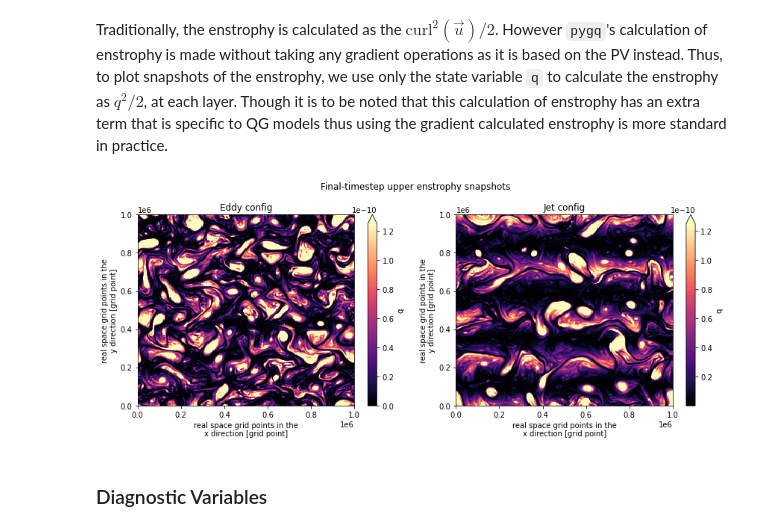
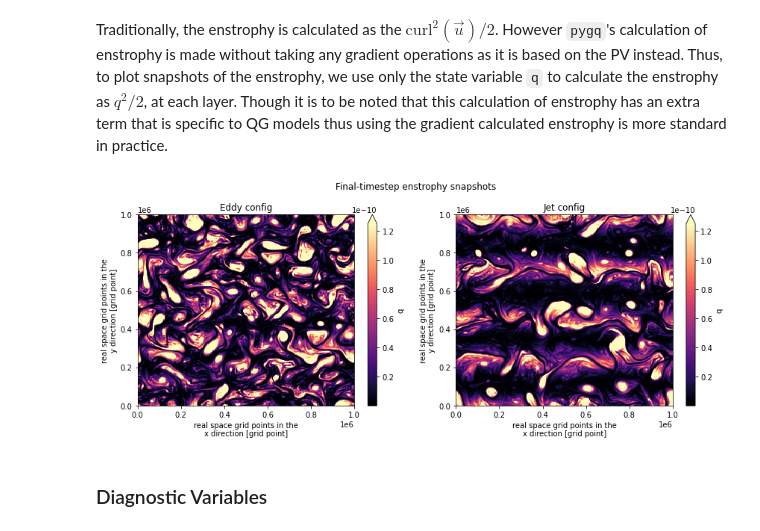
Before and after one commit to m2lines/MLwithQG, a Jupyter notebook: notebooks/Running High Resolution Simulations With pyqg.ipynb, the cells around one changed output. Cells and saved outputs as stored; diff of their text form; code cells hidden in the pictures.

```diff
--- a/notebooks/Running High Resolution Simulations With pyqg.ipynb
+++ b/notebooks/Running High Resolution Simulations With pyqg.ipynb
@@ -166,13 +167,13 @@ Traditionally, the enstrophy is calculated as the $\text{curl}^{2}(\vec{u})/2$.
 # %%
 eddy_enstrophy = (eddy_high_res.q * eddy_high_res.q) / 2
 jet_enstrophy = (jet_high_res.q * jet_high_res.q) / 2
 
-plt.figure(figsize=(12,5)).suptitle("Final-timestep upper enstrophy snapshots")
-plt.subplot(121); eddy_enstrophy.isel(lev=0, time=-1).plot(vmax=1.25e-10, cmap='magma'); plt.title("Eddy config")
-plt.subplot(122);  jet_enstrophy.isel(lev=0, time=-1).plot(vmax=1.25e-10, cmap='magma'); plt.title( "Jet config")
+plt.figure(figsize=(12,5)).suptitle("Final-timestep enstrophy snapshots")
+plt.subplot(121); eddy_enstrophy.sum(dim=['lev']).isel(time=-1).plot(vmax=1.25e-10, cmap='magma'); plt.title("Eddy config")
+plt.subplot(122);  jet_enstrophy.sum(dim=['lev']).isel(time=-1).plot(vmax=1.25e-10, cmap='magma'); plt.title( "Jet config")
 plt.tight_layout()
 # %% [output]
-[figure, old version]
+[figure, new version]
 # %% [markdown]
 ### Diagnostic Variables
 # %% [markdown]
```
Also changed, not shown: parts of 5 cells of this notebook.
